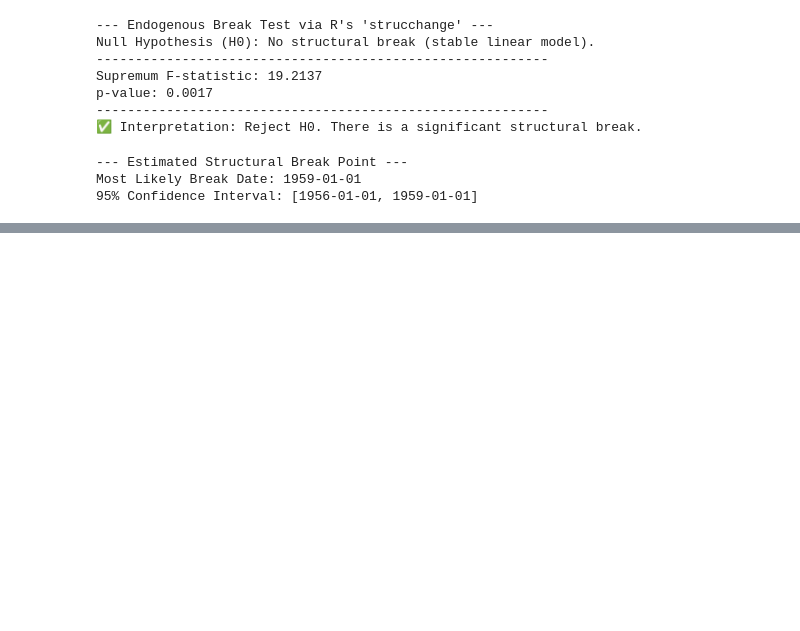
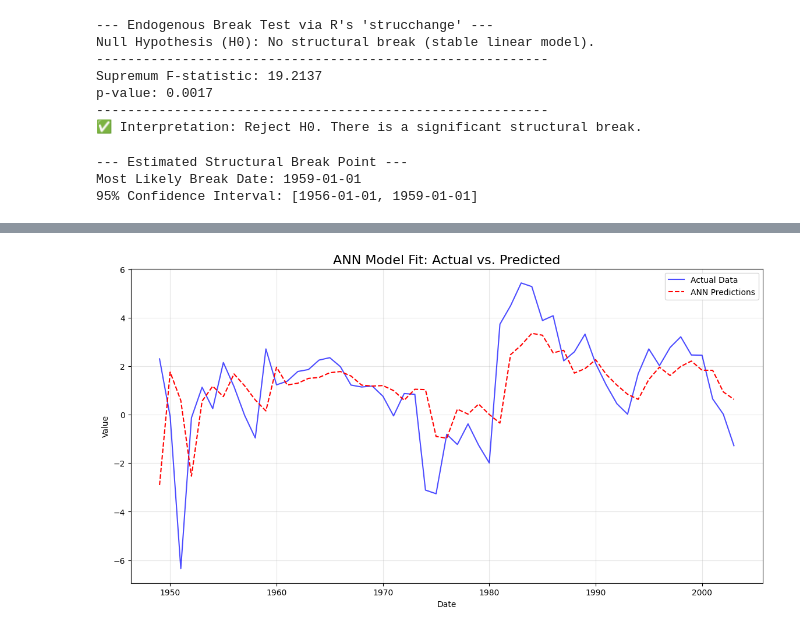
Before and after one commit to davescordova/Applied-Econometric-Time-Series-Walter-Enders, a Jupyter notebook: Chapter 7.ipynb, the cells around one changed output, grey strips where cells are left out. Cells and saved outputs as stored; diff of their text form; code cells hidden in the pictures; blank space fills up the shorter version.

```diff
--- a/Chapter 7.ipynb
+++ b/Chapter 7.ipynb
@@ -1304,0 +1719,96 @@ ANALYSIS COMPLETE
+# %%
+# ===================================================================
+# Artificial Neural Network (ANN)
+# ===================================================================
+
+# ===================================================================
+# 1. DATA PREPARATION
+# ===================================================================
+
+# We need to create input (X) and output (y_target) pairs
+# X = y_{t-1}, y_target = y_t
+X_raw = y.shift(1).dropna()
+y_target_raw = y[X_raw.index]
+
+# Scale the data for better neural network performance (a crucial step)
+scaler_X = MinMaxScaler(feature_range=(-1, 1))
+scaler_y = MinMaxScaler(feature_range=(-1, 1))
+
+X_scaled = scaler_X.fit_transform(X_raw.values.reshape(-1, 1))
+y_target_scaled = scaler_y.fit_transform(y_target_raw.values.reshape(-1, 1))
+
+# ===================================================================
+# 2. BUILD THE ANN MODEL (using Keras Functional API)
+# This architecture exactly matches the formula in your textbook
+# y_t = (alpha_0 + alpha_1*y_{t-1}) + (nonlinear part)
+# ===================================================================
+
+# Number of logistic functions (nodes) in the hidden layer
+n_nodes = 3
+
+# Define the input layer
+input_layer = keras.layers.Input(shape=(1,), name='y_t-1_input')
+
+# --- Nonlinear Path ---
+# The hidden layer with 'n' nodes and logistic (sigmoid) activation
+hidden_layer = keras.layers.Dense(n_nodes, activation='sigmoid', name='hidden_logistic_nodes')(input_layer)
+
+# --- Linear Path (Skip Connection) ---
+# This is the y_{t-1} term that is passed directly through
+linear_path = input_layer
+
+# --- Combine Paths ---
+# The model uses both the original input and the output of the hidden layer
+combined = keras.layers.Concatenate(name='combine_paths')([linear_path, hidden_layer])
+
+# --- Output Layer ---
+# A single linear neuron combines the inputs to produce the final prediction
+# This layer learns alpha_1 and the weights for the hidden nodes
+output_layer = keras.layers.Dense(1, activation='linear', name='output_y_t')(combined)
+
+# Create the model
+model = keras.Model(inputs=input_layer, outputs=output_layer)
+
+# Compile the model for training
+model.compile(optimizer='adam', loss='mean_squared_error')
+
+# Display the model architecture
+print("\n" + "="*50)
+print("ARTIFICIAL NEURAL NETWORK (ANN) MODEL ARCHITECTURE")
+print("="*50)
+model.summary()
+
+# ===================================================================
+# 3. TRAIN THE MODEL
+# ===================================================================
+print("\nTraining the ANN model...")
+history = model.fit(
+    X_scaled,
+    y_target_scaled,
+    epochs=150,      # Number of training cycles
+    batch_size=16,
+    verbose=0        # Set to 1 to see training progress
+)
+print("Training complete.")
+
+# ===================================================================
+# 4. EVALUATE THE FIT
+# ===================================================================
+# Make predictions
+predictions_scaled = model.predict(X_scaled)
+
+# Invert the scaling to get predictions in the original units
+predictions = scaler_y.inverse_transform(predictions_scaled)
+predictions = pd.Series(predictions.flatten(), index=y_target_raw.index)
+
+# Plot actual vs. predicted values
+plt.figure(figsize=(14, 7))
+plt.plot(y_target_raw.index, y_target_raw, label='Actual Data', color='blue', alpha=0.7)
+plt.plot(predictions.index, predictions, label='ANN Predictions', color='red', linestyle='--')
+plt.title('ANN Model Fit: Actual vs. Predicted', fontsize=16)
+plt.xlabel('Date')
+plt.ylabel('Value')
+plt.legend()
+plt.grid(alpha=0.3)
+plt.show()
+# %% [output]
@@ -1304,0 +1839 @@ ANALYSIS COMPLETE
+[figure, added]
```
Also changed, not shown: parts of 14 cells of this notebook.
